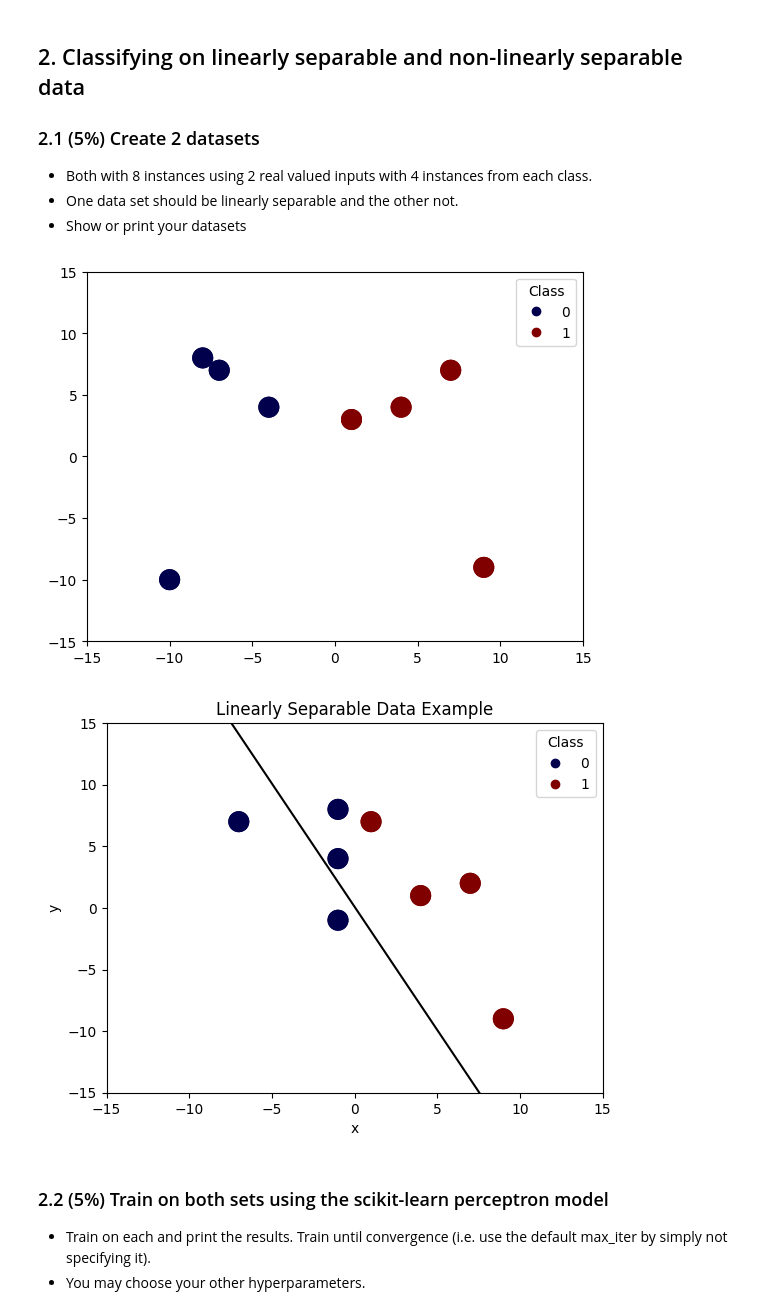
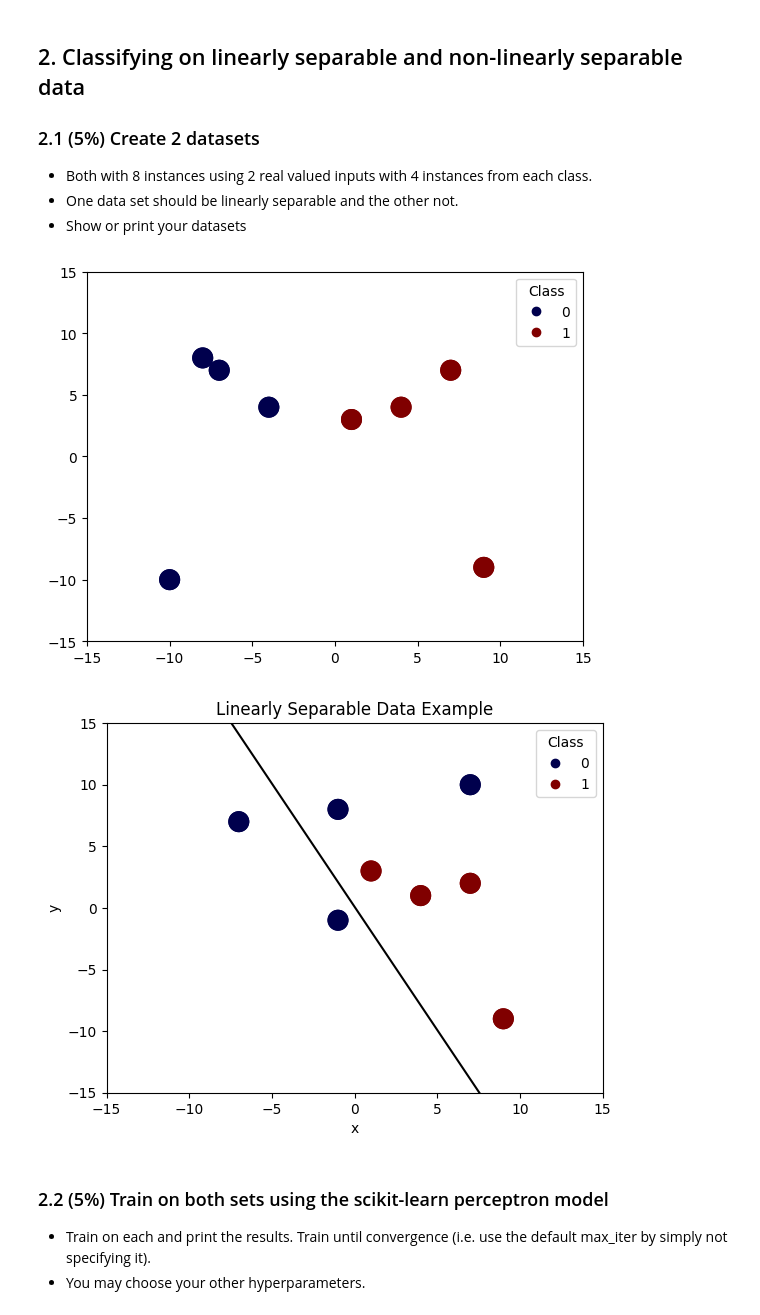
Before and after one commit to joansia9/Perceptron, a Jupyter notebook: Perceptron Lab.ipynb, the cells around one changed output. Saved outputs shown, nothing was run; the diff lists cells and outputs as text; code cells hidden in the pictures.

```diff
--- a/Perceptron Lab.ipynb
+++ b/Perceptron Lab.ipynb
@@ -173,43 +173,42 @@ plt.show()
 # Data points (Nonlinearly separable data)
 NonlinearlySep_data = np.array([[-1, -1],  # Class R
                              [-7, 7],     # Class R
-                             [-1, 4],     # Class R
+                             [7, 10],     # Class R
                              [-1, 8],     # Class R
-                             [1, 7],      # Class B
+                             [1, 3],      # Class B
                              [4, 1],      # Class B
                              [7, 2],      # Class B
                              [9, -9]])    # Class B
 
 # Labels for the classes
 labels = np.array([0, 0, 0, 0, 1, 1, 1, 1])  # Class R (0) and Class B (1)
 
 # Create a scatter plot of data
 plt.scatter(NonlinearlySep_data[:, 0], NonlinearlySep_data[:, 1], c=labels, s=200, cmap='seismic')
 # Set the limits for the axes (auto-scaled based on the data range)
 plt.xlim(-15, 15)
 plt.ylim(-15, 15)
 
 # the correct slope and intercept using your learned weights and bias.
 xlist = np.linspace(-10.0, 10.0, 100) # create 100 evenly spaced points between -1 and 1 for the x axis
 ylist = np.linspace(-10.0, 10.0, 100) # create 100 evenly spaced points between -1 and 1 for the y axis
 slope = -2  # made up
 intercept = 0.1 # made up
 eq = slope*xlist + intercept
 plt.plot(xlist,  eq, '-k', )
 plt.title('Linearly Separable Data Example')
 plt.xlabel('x')
 plt.ylabel('y')
 
-
 # Create a scatter plot of data
 scatter = plt.scatter(NonlinearlySep_data[:,0], NonlinearlySep_data[:,1], c = labels, s=200, cmap='seismic')
 legend = plt.legend(*scatter.legend_elements(num=1), title="Class", loc='upper right') # Legend
 
 # Display the plot
 plt.show()
 # %% [output]
 [figure]
-[figure, old version]
+[figure, new version]
 # %% [markdown]
 ### 2.2 (5%) Train on both sets using the scikit-learn perceptron model
 - Train on each and print the results. Train until convergence (i.e. use the default max_iter by simply not specifying it).
```
